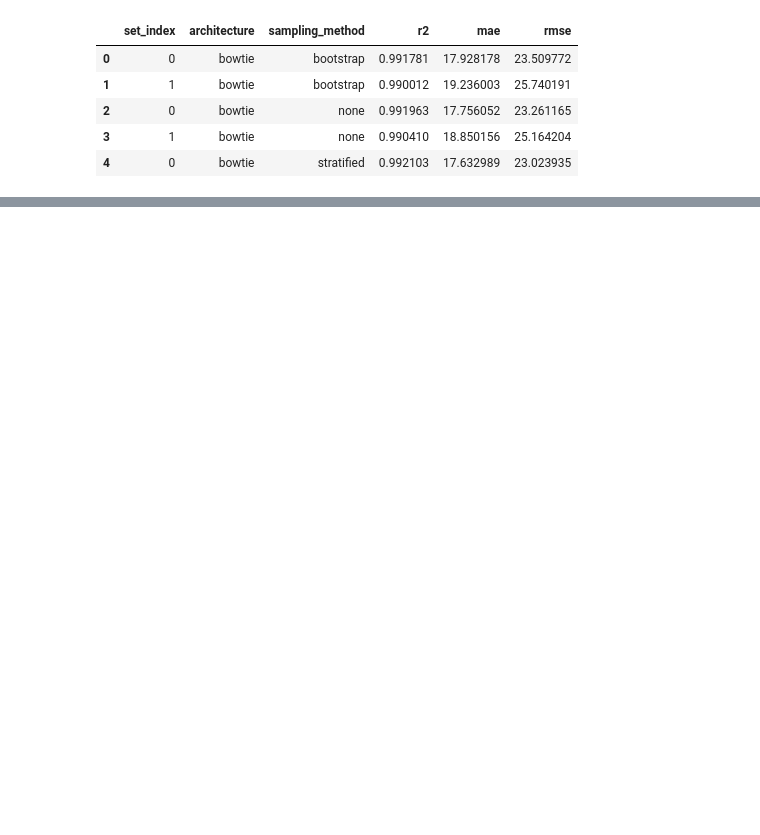
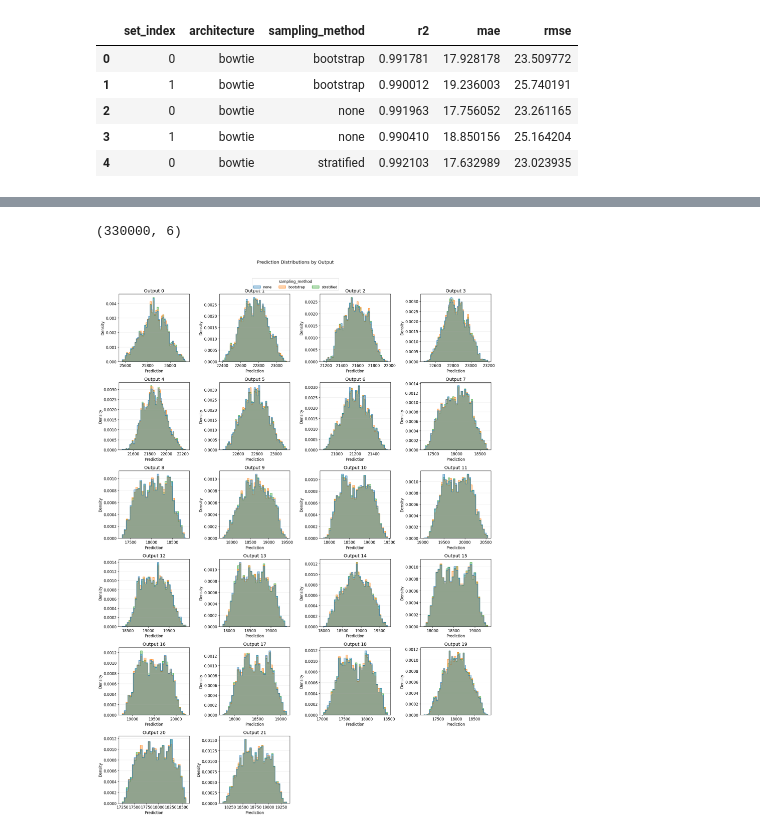
Before and after one commit to dayton2/pymaise_final_project, a Jupyter notebook: final_project_tasks.ipynb, the cells around one changed output, grey strips where cells are left out. Saved outputs shown, nothing was run; the diff lists cells and outputs as text; code cells hidden in the pictures; blank space fills up the shorter version.

```diff
--- a/final_project_tasks.ipynb
+++ b/final_project_tasks.ipynb
@@ -553,0 +655,65 @@ plt.show()
+# %%
+# Show prediction distributions for each output index.
+print(pred_df.shape)
+
+def plot_prediction_distributions_by_output(pred_df, output_indices=None, n_cols=4):
+    if output_indices is None:
+        output_indices = sorted(pred_df['output_index'].unique())
+
+    n_outputs = len(output_indices)
+    n_rows = int(np.ceil(n_outputs / n_cols))
+    fig, axes = plt.subplots(
+        n_rows,
+        n_cols,
+        figsize=(4.5 * n_cols, 4 * n_rows),
+        squeeze=False
+    )
+    axes = axes.flatten()
+    legend_handles = None
+    legend_labels = None
+
+    for ax, output_index in zip(axes, output_indices):
+        output_pred_df = pred_df[pred_df['output_index'] == output_index]
+
+        sns.histplot(
+            data=output_pred_df,
+            x='prediction',
+            hue='sampling_method',
+            element='step',
+            stat='density',
+            common_norm=False,
+            alpha=0.35,
+            ax=ax
+        )
+        ax.set_title(f'Output {output_index}')
+        ax.set_xlabel('Prediction')
+        ax.set_ylabel('Density')
+        ax.grid(axis='y', alpha=0.25)
+
+        if ax.get_legend() is not None:
+            legend = ax.get_legend()
+            legend_handles = legend.legend_handles
+            legend_labels = [text.get_text() for text in legend.get_texts()]
+            legend.remove()
+
+    for ax in axes[n_outputs:]:
+        ax.set_visible(False)
+
+    if legend_handles is not None:
+        fig.legend(
+            legend_handles,
+            legend_labels,
+            title='sampling_method',
+            loc='upper center',
+            ncol=len(legend_labels),
+            bbox_to_anchor=(0.5, 1.0)
+        )
+
+    fig.suptitle('Prediction Distributions by Output', y=1.03)
+    plt.tight_layout()
+    plt.show()
+
+plot_prediction_distributions_by_output(pred_df)
+# %% [output]
+(330000, 6)
+[figure, added]
```
Also changed, not shown: parts of 7 cells of this notebook, 3 other files.
